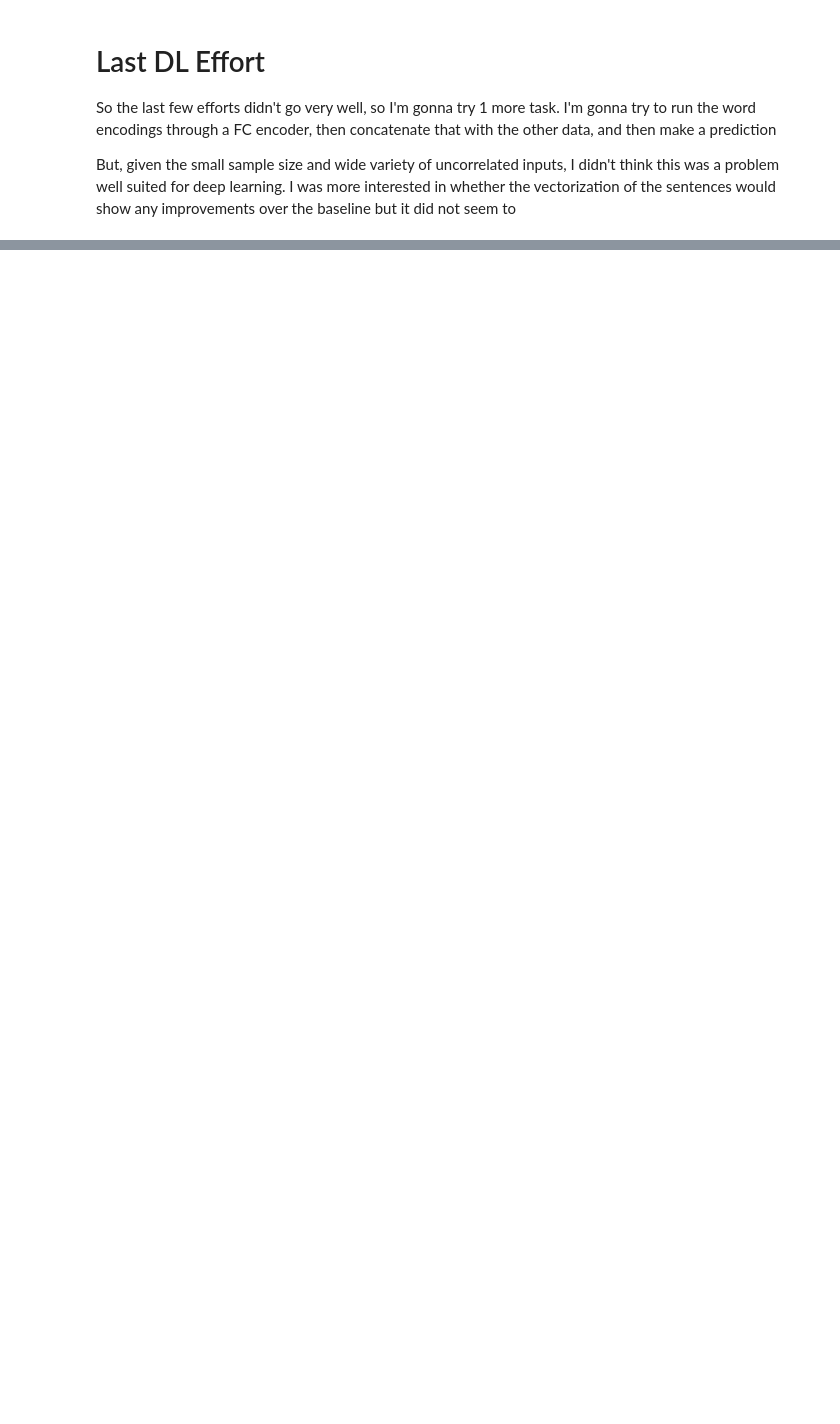
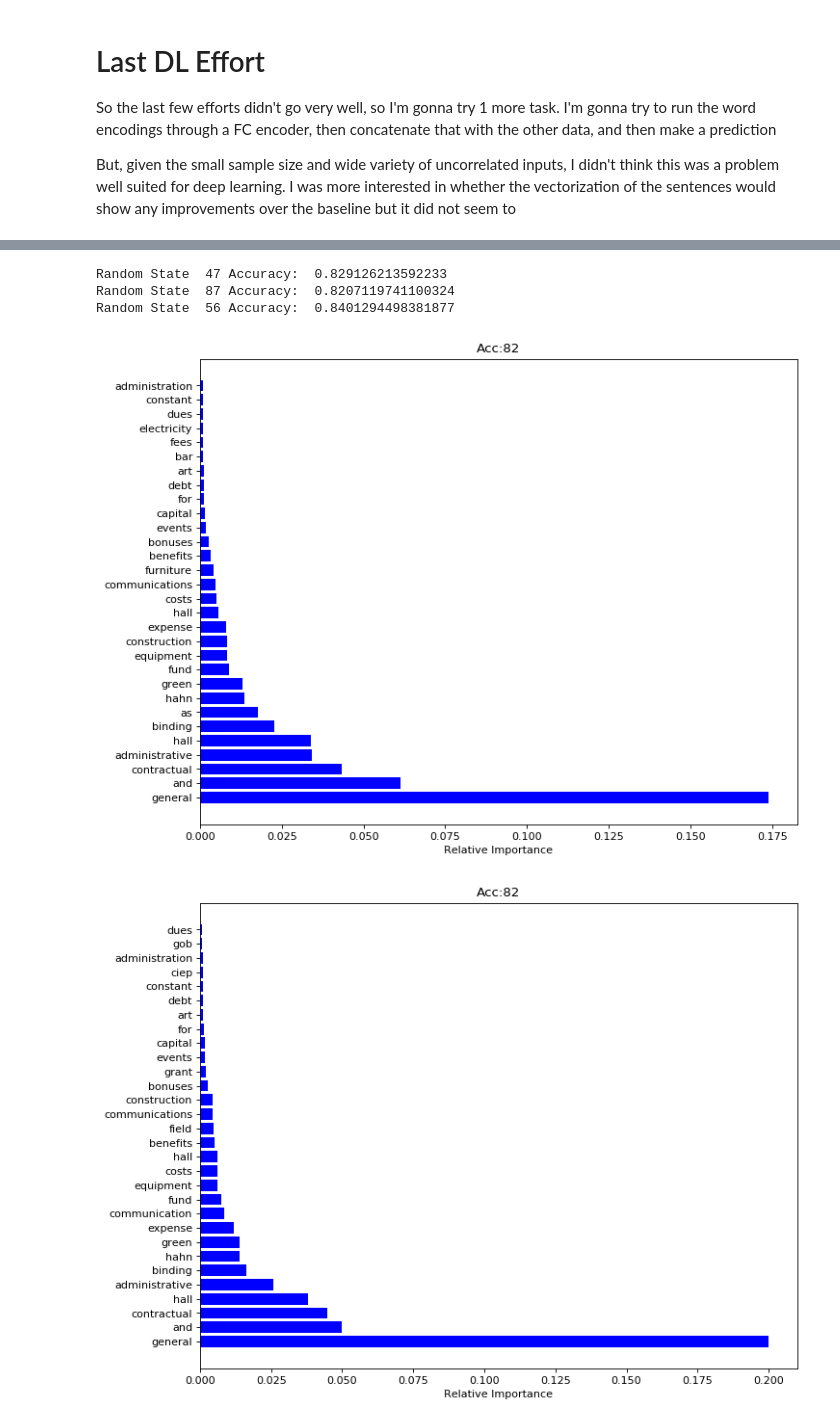
Before and after one commit to ghodouss/la_data, a Jupyter notebook: Data Digging Notebook.ipynb, the cells around one changed output, grey strips where cells are left out. Drawn from its saved outputs; the diff is of its cells as text; code cells hidden in the pictures; blank space fills up the shorter version.

```diff
--- a/Data Digging Notebook.ipynb
+++ b/Data Digging Notebook.ipynb
@@ -359,7 +434,7 @@ big_X = np.concatenate([train_data, name_vectors], axis=1)
 
 bigger_model = Sequential()
 
-in_shape = (302,)
+in_shape = (303,)
 
 bigger_model.add(Dense(128, input_shape=in_shape, activation='relu' ))
 bigger_model.add(Dense(256, activation='relu'))
@@ -405,7 +480,7 @@ enc1 = Dense(128, activation='relu')(vec)
 enc2 = Dense(64, activation='relu')(enc1)
 enc3 = Dense(5, activation='relu')(enc2)
 
-data = Input(shape=(2,))
+data = Input(shape=(3,))
 
 full_data = Concatenate()([vec, data])
 
@@ -448,0 +560,6 @@ I'm going to now move my stuff over to a clean notebook and try to work through
+# %%
+rfc_low = RandomForestClassifier(n_estimators=30)
+
+rfc_low.fit(train_x, train_y)
+score = rfc_low.score(cv_x, cv_y)
+print(" Acc: ", score )
@@ -448,0 +576,11 @@ I'm going to now move my stuff over to a clean notebook and try to work through
+# %%
+from sklearn.feature_extraction.text import CountVectorizer
+
+account_names = full_data["Account_Name"].tolist()
+make_ngram = CountVectorizer()
+
+n_grams = make_ngram.fit_transform(account_names).toarray()
+
+other_data = full_data[guaranteed].as_matrix()
+
+X = np.concatenate([other_data, n_grams], axis=1)
@@ -448,0 +651,27 @@ I'm going to now move my stuff over to a clean notebook and try to work through
+# %%
+from random import random
+
+max_accuracy = 0
+
+for i in range(3):
+
+    state = int(random()*100)
+
+    rfc = RandomForestClassifier(n_estimators=500, random_state=state, max_features='log2')
+
+    rfc.fit(X_train, Y_train)
+
+    acc = rfc.score(X_test, Y_test)
+
+    plot_ngram_rfc(rfc, i, int(100*acc))
+
+    if acc > max_accuracy:
+        rfc_keep = rfc
+
+    print("Random State ", state, "Accuracy: ", acc)
+# %% [output]
+Random State  47 Accuracy:  0.829126213592233
+Random State  87 Accuracy:  0.8207119741100324
+Random State  56 Accuracy:  0.8401294498381877
+[figure, added]
+[figure, added]
```
Also changed, not shown: parts of 47 cells of this notebook.
